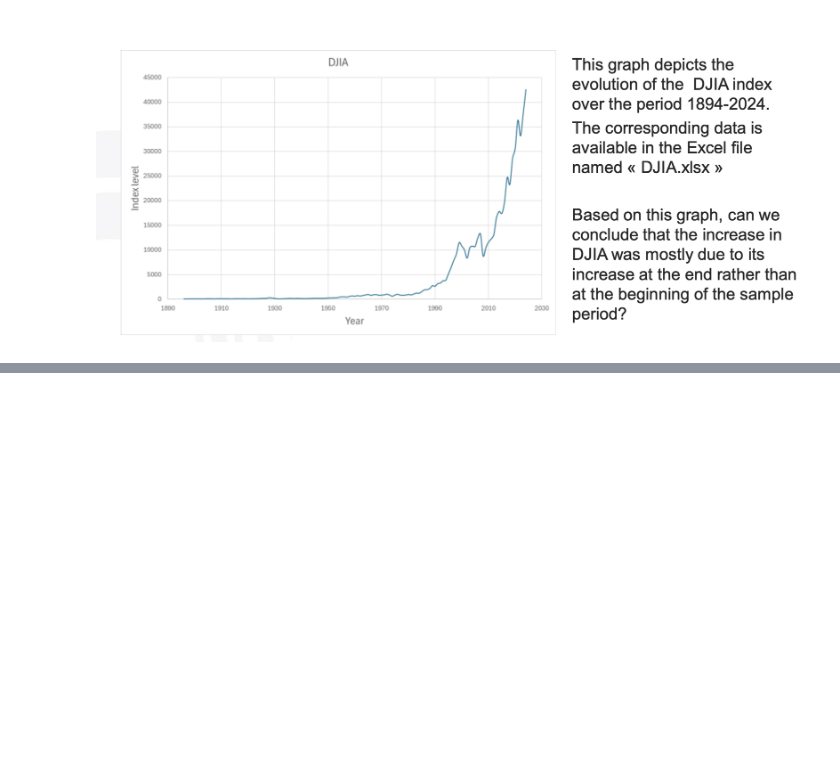
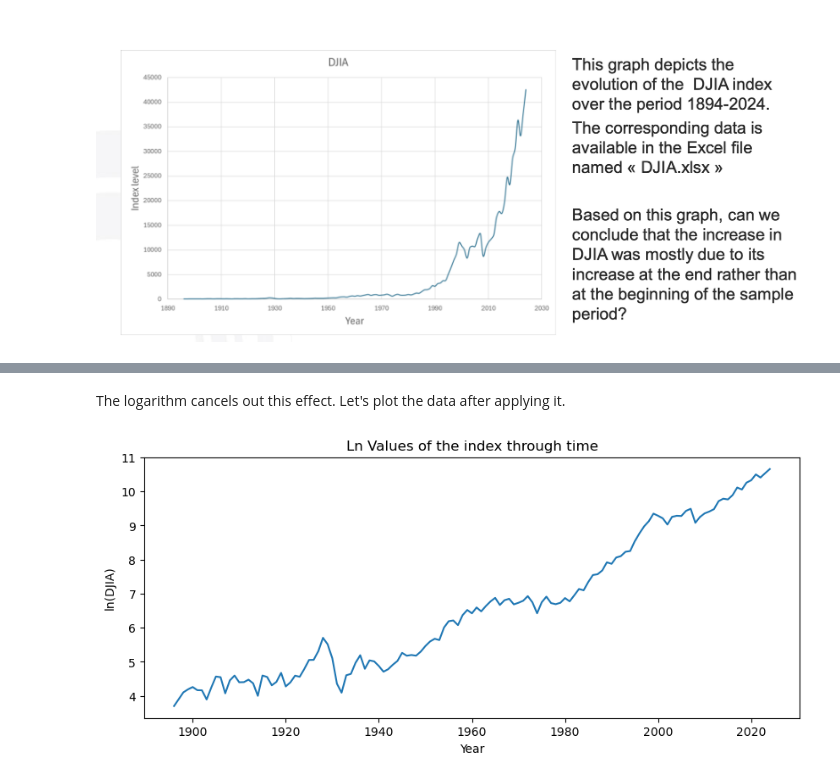
Before and after one commit to ArilesHireche/Investment-and-Financial-Markets-exercises, a Jupyter notebook: DJIA.ipynb, the cells around one changed output, grey strips where cells are left out. Cells and saved outputs as stored; diff of their text form; code cells hidden in the pictures; blank space fills up the shorter version.

```diff
--- a/DJIA.ipynb
+++ b/DJIA.ipynb
@@ -5,4 +5,5 @@
 # %%
 import pandas as pd
 
-df = pd.read_excel("/Users/hirecheariles/Documents/Cours/Master Finance/IFM/.xlsx")
+df = pd.read_excel("/Users/hirecheariles/Documents/Cours/Master Finance/IFM/Exo Chap 2/DJIA.xlsx", index_col="Year")
+df
@@ -8,0 +27,6 @@ df = pd.read_excel("/Users/hirecheariles/Documents/Cours/Master Finance/IFM/.xls
+# %%
+# Creating a column with the value from the previous year
+df["lag"]=df["Value"].shift()
+# Computing the growth rate
+df["growth (%)"]=((df["Value"]/df["lag"])-1)*100
+df
@@ -8,0 +62,12 @@ df = pd.read_excel("/Users/hirecheariles/Documents/Cours/Master Finance/IFM/.xls
+# %% [markdown]
+The logarithm cancels out this effect. Let's plot the data after applying it.
+# %%
+import matplotlib.pyplot as plt
+
+plt.figure(figsize=(10,4))
+plt.plot(df.index, df["ln(Value)"])
+plt.title("Ln Values of the index through time")
+plt.xlabel("Year")
+plt.ylabel("ln(DJIA)");
+# %% [output]
+[figure, added]
```
Also changed, not shown: parts of 14 cells of this notebook.
